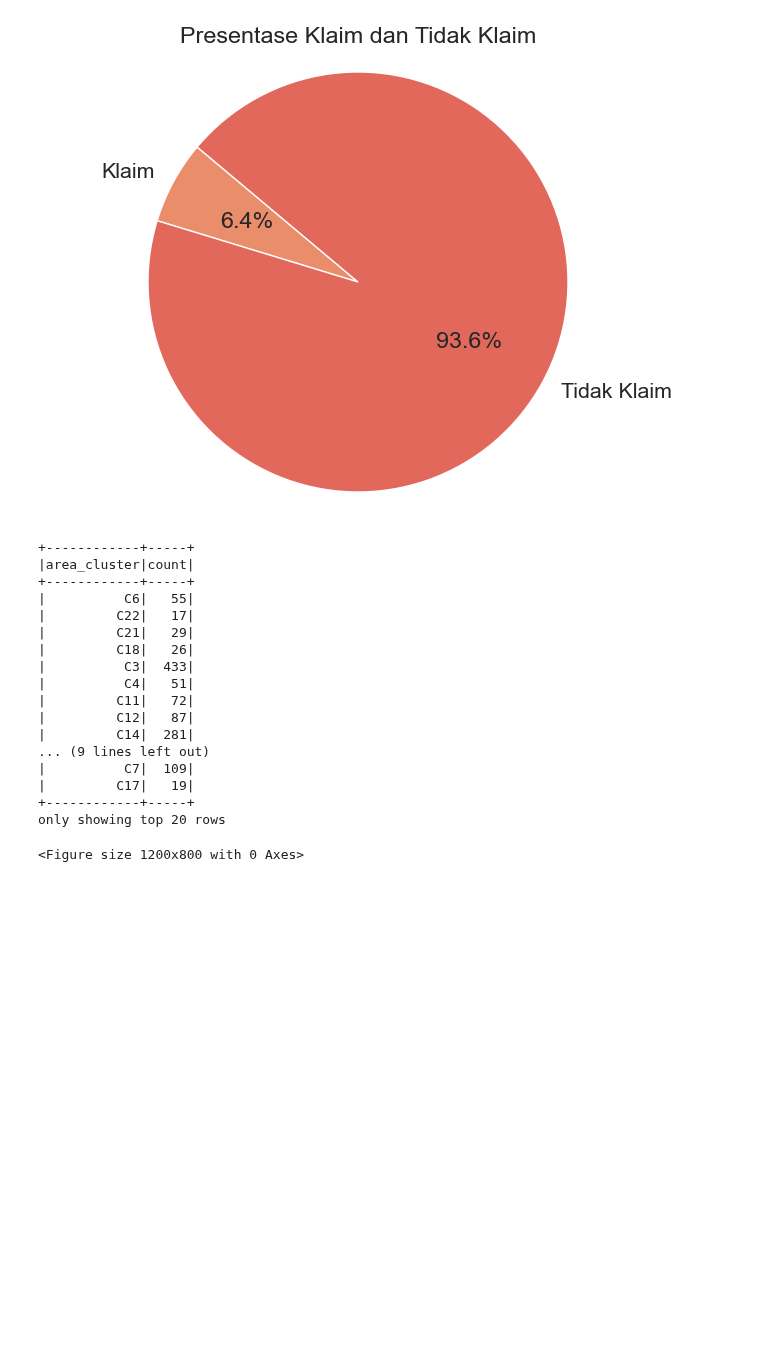
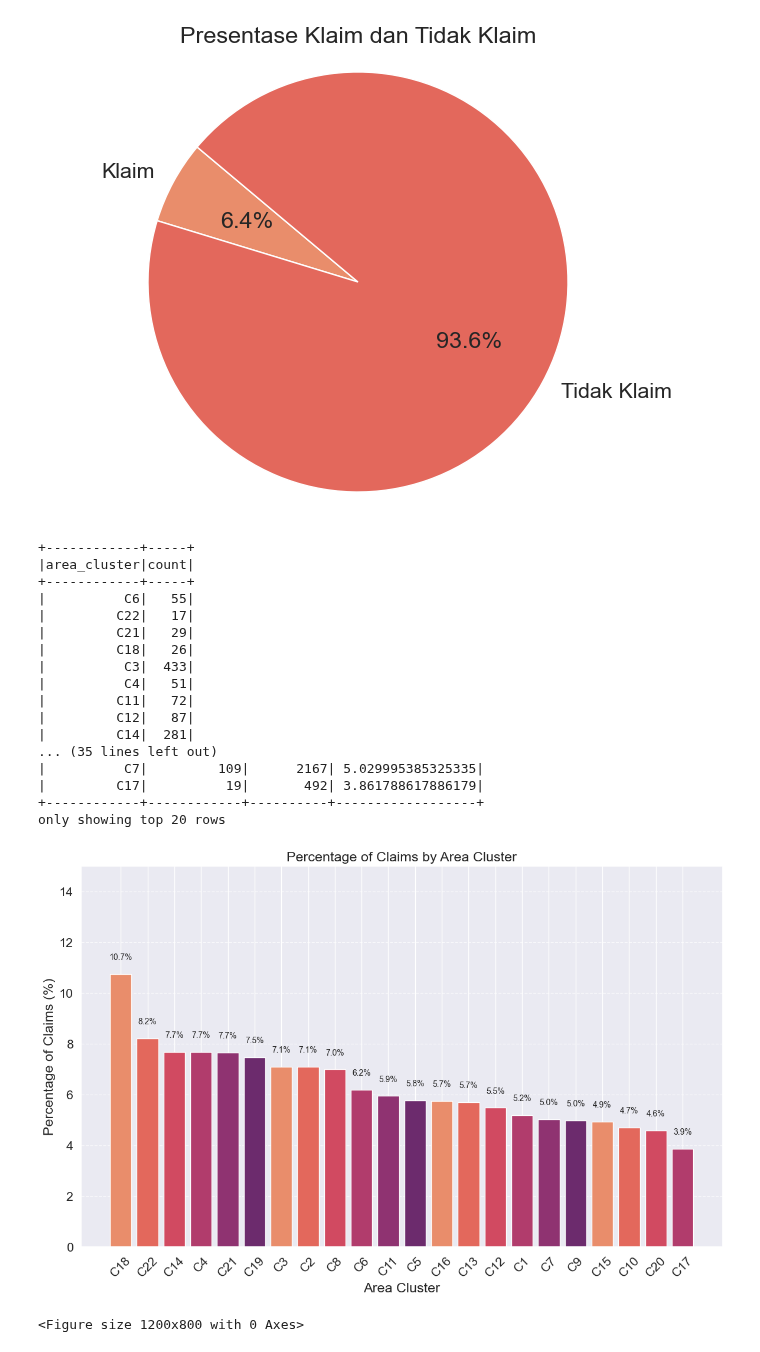
Before and after one commit to evlynEl/BigData, a Jupyter notebook: Projek.ipynb, the cells around one changed output. Cells and saved outputs as stored; diff of their text form; code cells hidden in the pictures; blank space fills up the shorter version.

```diff
--- a/Projek.ipynb
+++ b/Projek.ipynb
@@ -270,29 +270,59 @@ plt.show()
 # %% [output]
 [figure]
 # %%
-#mencari area cluster mana yang paling banyak melakukan claim dan presentase claim di area cluster tersebut
-df_filtered = df.filter(df['is_claim'] == 1)
+df_filtered = df.filter(col('is_claim') == 1)
+
 df_selected = df_filtered.select('area_cluster', 'is_claim')
+
 df_grouped = df_selected.groupBy('area_cluster').count()
+
 df_grouped.show()
+
+total_claims_df = df_grouped.withColumnRenamed('count', 'total_claims')
+total_rows_df = df.groupBy('area_cluster').count().withColumnRenamed('count', 'total_rows')
+
+df_combined = total_claims_df.join(total_rows_df, 'area_cluster')
+
+df_percentage = df_combined.withColumn('percentage_claim', col('total_claims') / col('total_rows') * 100)
+
+df_percentage.show()
+
+df_sorted = df_percentage.orderBy('percentage_claim', ascending=False).toPandas()
+
+plt.figure(figsize=(12, 8))
+bars = plt.bar(df_sorted['area_cluster'], df_sorted['percentage_claim'], color=colors)
+plt.xlabel('Area Cluster')
+plt.ylabel('Percentage of Claims (%)')
+plt.title('Percentage of Claims by Area Cluster')
+plt.xticks(rotation=45)
+plt.ylim(0, 15)
+plt.grid(axis='y', linestyle='--', alpha=0.7)
+
+for bar in bars:
+    yval = bar.get_height()
+    plt.text(bar.get_x() + bar.get_width()/2, yval + 0.5, f'{yval:.1f}%', ha='center', va='bottom', fontsize=10)
+
+plt.tight_layout()
+plt.show()
 # %% [output]
 +------------+-----+
 |area_cluster|count|
 +------------+-----+
 |          C6|   55|
 |         C22|   17|
 |         C21|   29|
 |         C18|   26|
 |          C3|  433|
 |          C4|   51|
 |         C11|   72|
 |         C12|   87|
 |         C14|  281|
-... (9 lines left out)
-|          C7|  109|
-|         C17|   19|
-+------------+-----+
+... (35 lines left out)
+|          C7|         109|      2167| 5.029995385325335|
+|         C17|          19|       492| 3.861788617886179|
++------------+------------+----------+------------------+
 only showing top 20 rows
+[figure, added]
 # %%
 colors = sns.color_palette('flare')
 df_grouped = df.groupBy('area_cluster', 'is_claim').count()
```
Also changed, not shown: parts of 14 cells of this notebook.
